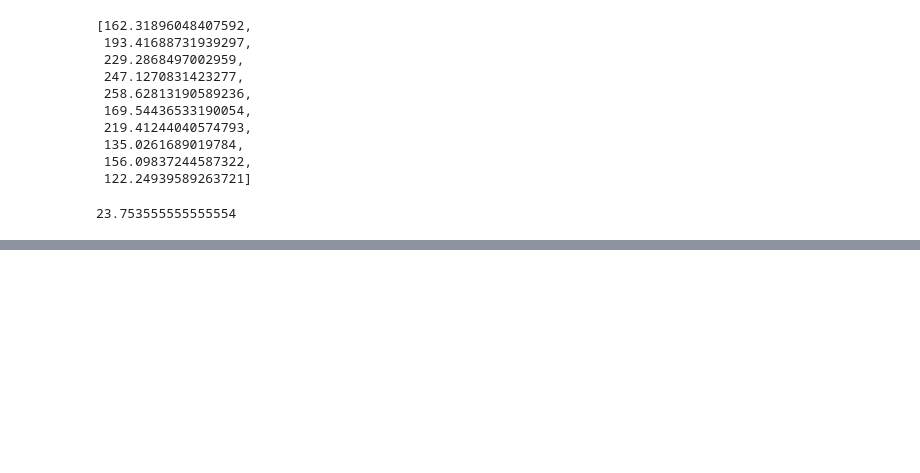
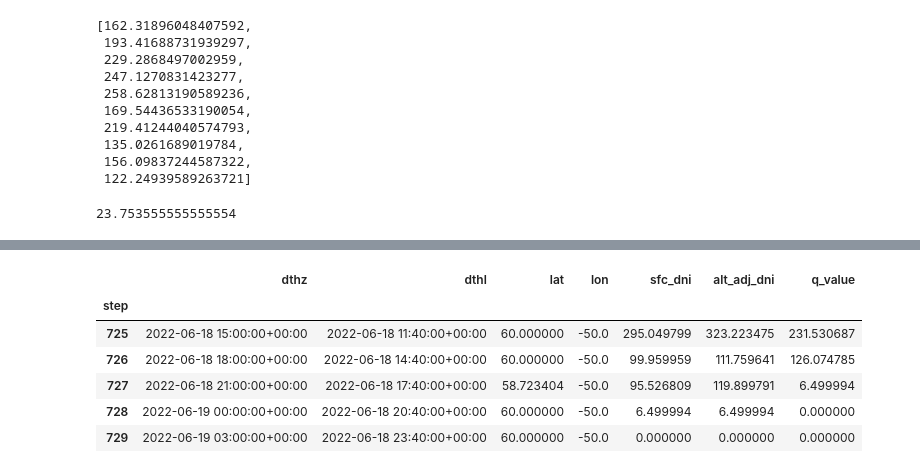
Before and after one commit to aerology-ai/uav-carbon-removal, a Jupyter notebook: solar_irradiance.ipynb, the cells around one changed output, grey strips where cells are left out. Drawn from its saved outputs; the diff is of its cells as text; code cells hidden in the pictures; blank space fills up the shorter version.

```diff
--- a/solar_irradiance.ipynb
+++ b/solar_irradiance.ipynb
@@ -618,0 +742,10 @@ est_run_hours
+# %%
+df.tail()
+# %% [output]
+|  | dthz | dthl | lat | lon | sfc_dni | alt_adj_dni | q_value |
+| step |  |  |  |  |  |  |  |
+| 725 | 2022-06-18 15:00:00+00:00 | 2022-06-18 11:40:00+00:00 | 60.000000 | -50.0 | 295.049799 | 323.223475 | 231.530687 |
+| 726 | 2022-06-18 18:00:00+00:00 | 2022-06-18 14:40:00+00:00 | 60.000000 | -50.0 | 99.959959 | 111.759641 | 126.074785 |
+| 727 | 2022-06-18 21:00:00+00:00 | 2022-06-18 17:40:00+00:00 | 58.723404 | -50.0 | 95.526809 | 119.899791 | 6.499994 |
+| 728 | 2022-06-19 00:00:00+00:00 | 2022-06-18 20:40:00+00:00 | 60.000000 | -50.0 | 6.499994 | 6.499994 | 0.000000 |
+| 729 | 2022-06-19 03:00:00+00:00 | 2022-06-18 23:40:00+00:00 | 60.000000 | -50.0 | 0.000000 | 0.000000 | 0.000000 |
```
Also changed, not shown: parts of 23 cells of this notebook, 2 other files.
